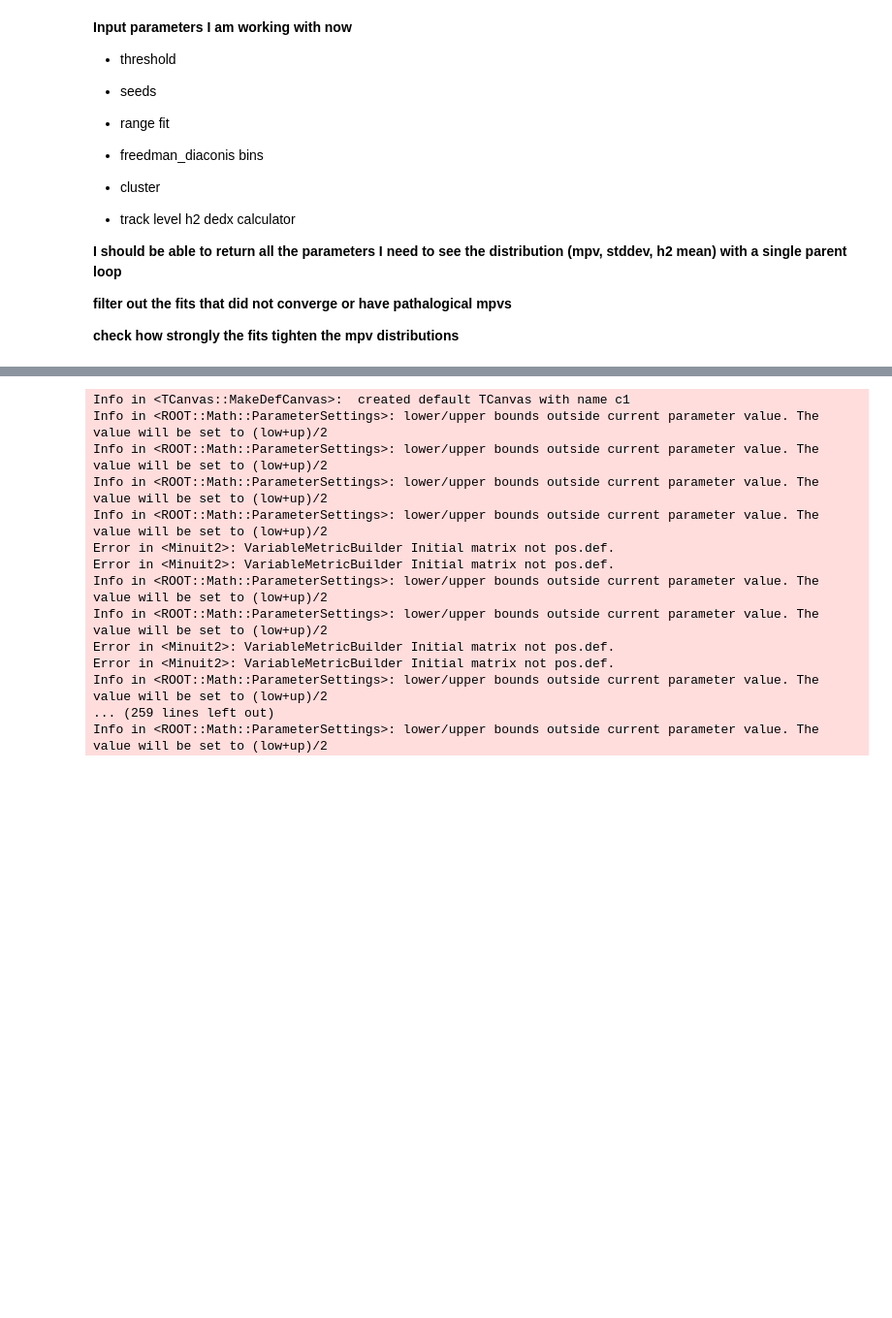
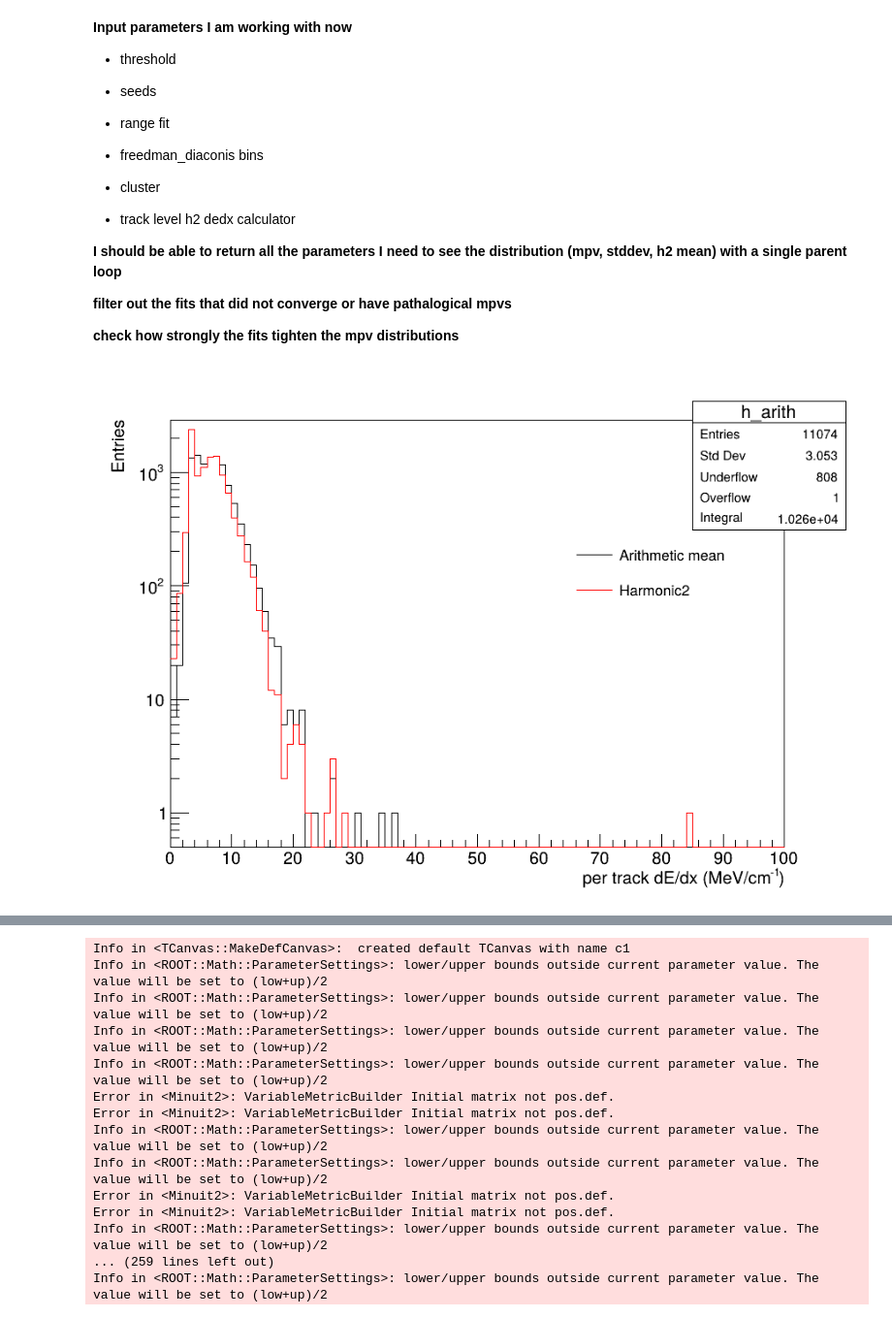
Before and after one commit to both-sides/optimizing_DEDx_estimator, a Jupyter notebook: notebooks/fit.ipynb, the cells around one changed output, grey strips where cells are left out. Shown at 97% size. Cells and saved outputs as stored; diff of their text form; code cells hidden in the pictures; blank space fills up the shorter version.

```diff
--- a/notebooks/fit.ipynb
+++ b/notebooks/fit.ipynb
@@ -34,3 +34,83 @@ __I should be able to return all the parameters I need to see the distribution (
 __filter out the fits that did not converge or have pathalogical mpvs__
 
 __check how strongly the fits tighten the mpv distributions__
+# %%
+
+# ------------------------------------------------------------------
+# 1.  Collect per‑track estimators  (fixed)
+# ------------------------------------------------------------------
+arith_vals = []     # arithmetic mean  (per track)
+harm2_vals = []     # Harmonic‑2 (I_h) (per track)
+
+for evt, tracks in zip(tree, cluster):           # evt  = ROOT entry
+                                                 # tracks = List[List[float]]
+    ih_vec = evt.DeDx_IhStrip                    # ROOT std::vector<double>
+
+    for trk_idx, hit_list in enumerate(tracks):
+
+        # ---------- Arithmetic mean ----------
+        if hit_list:
+            arith_vals.append(sum(hit_list) / len(hit_list))
+        else:
+            arith_vals.append(-1)
+
+        # ---------- Harmonic‑2 (pre‑computed) ----------
+        # Guard against events where #Ih values < #tracks
+        if trk_idx < len(ih_vec):
+            harm2_vals.append(float(ih_vec[trk_idx]))
+        else:
+            harm2_vals.append(-1)               # or np.nan if you prefer
+
+
+arith_vals = np.asarray(arith_vals, dtype=float)
+harm2_vals = np.asarray(harm2_vals, dtype=float)
+
+# ------------------------------------------------------------------
+# 2.  Build ROOT histograms (same range / binning)
+# ------------------------------------------------------------------
+
+nbins = 100
+
+h_arith = rt.TH1F("h_arith",
+                  ";per track dE/dx (MeV/cm^{-1});Entries",
+                  nbins, 0, 100)
+
+h_h2    = rt.TH1F("h_h2",
+                  ";per track dE/dx (MeV/cm^{-1});Entries",
+                  nbins, 0, 100)
+
+for v in arith_vals: h_arith.Fill(v)
+rt.gStyle.SetOptStat("neiuor")
+for v in harm2_vals: h_h2.Fill(v)
+rt.gStyle.SetOptStat("neiuor")
+
+# ------------------------------------------------------------------
+# 3.  Styling
+# ------------------------------------------------------------------
+h_arith.SetLineColor(rt.kBlack)
+
+
+h_h2.SetLineColor(rt.kRed)
+
+overall_max = max(h_arith.GetMaximum(), h_h2.GetMaximum())
+
+h_arith.SetMaximum(overall_max * 1.2)
+# ------------------------------------------------------------------
+# 4.  Draw on the same canvas
+# ------------------------------------------------------------------
+c = rt.TCanvas("c", "Arithmetic vs Harmonic2", 900, 650)
+h_arith.Draw("hist")
+h_h2.Draw("hist SAME")
+
+leg = rt.TLegend(0.62, 0.55, 0.88, 0.68)
+leg.AddEntry(h_arith, "Arithmetic mean", "l")
+leg.AddEntry(h_h2,   "Harmonic2", "l")
+leg.SetBorderSize(0)
+leg.SetFillStyle(0)
+leg.Draw()
+
+c.SetLogy()   # optional, reveals Landau tails more clearly
+c.Update()
+# c.SaveAs("dedx_mean_comparison.png")   # or .pdf/.root
+# %% [output]
+[figure, added]
```
Also changed, not shown: parts of 2 cells of this notebook, 9 other files.
